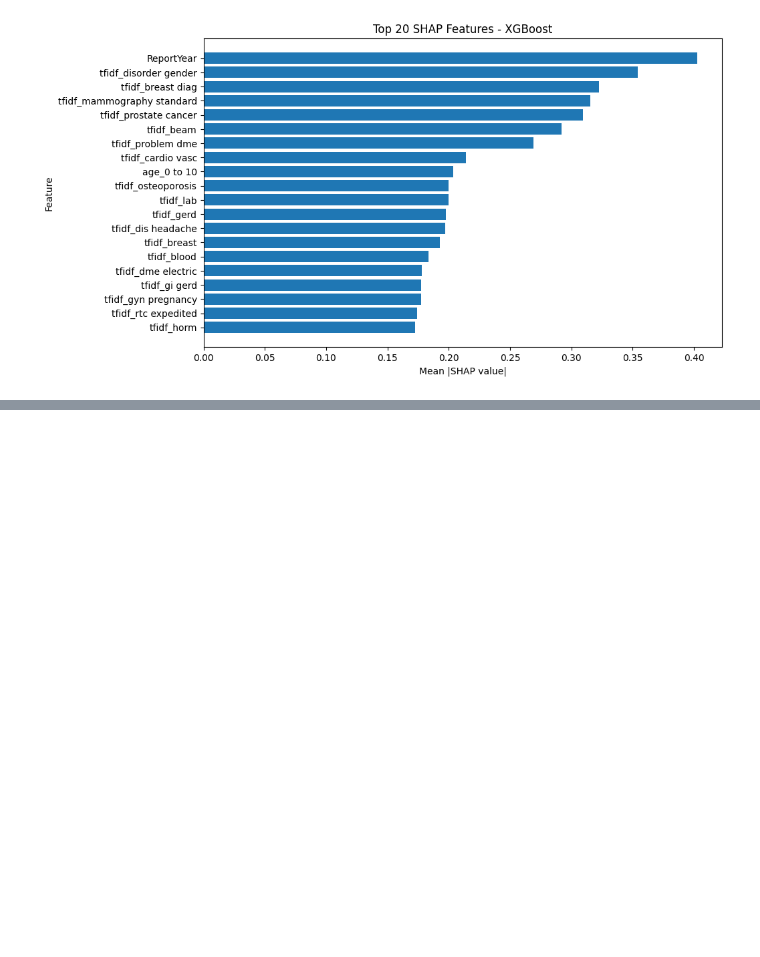
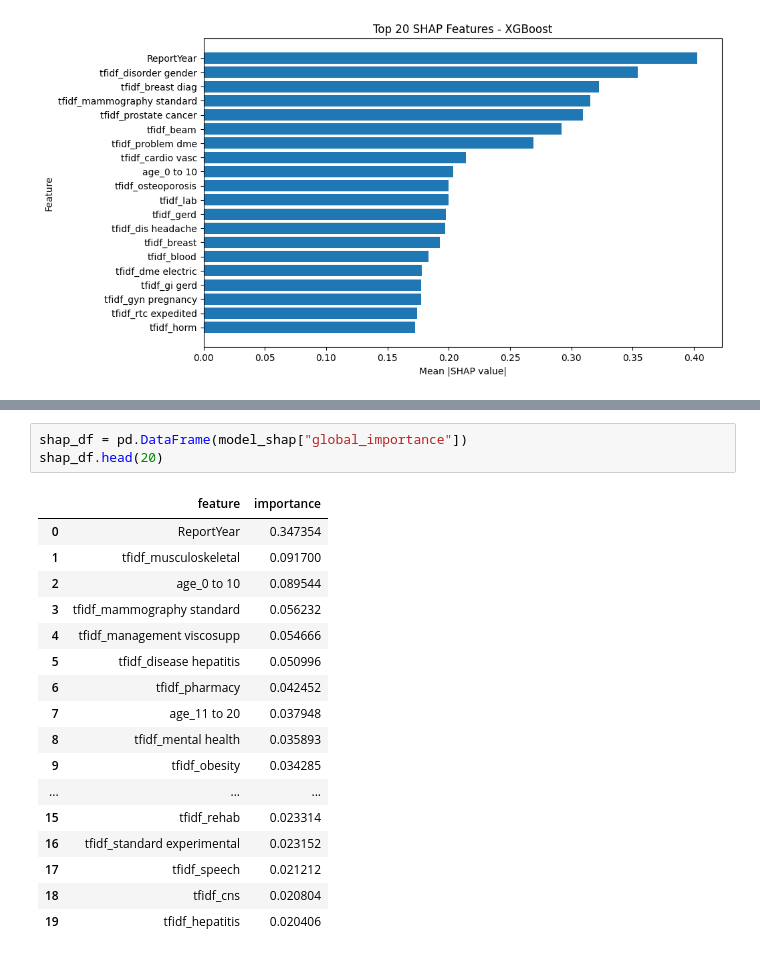
Before and after one commit to AnoshaRehan/insurance-bias-analysis, a Jupyter notebook: notebooks/bias_analysis.ipynb, the cells around one changed output, grey strips where cells are left out. Drawn from its saved outputs; the diff is of its cells as text; blank space fills up the shorter version.

```diff
--- a/notebooks/bias_analysis.ipynb
+++ b/notebooks/bias_analysis.ipynb
@@ -1111,0 +1147,21 @@ plt.show()
+# %%
+shap_df = pd.DataFrame(model_shap["global_importance"])
+shap_df.head(20)
+# %% [output]
+|  | feature | importance |
+| 0 | ReportYear | 0.347354 |
+| 1 | tfidf_musculoskeletal | 0.091700 |
+| 2 | age_0 to 10 | 0.089544 |
+| 3 | tfidf_mammography standard | 0.056232 |
+| 4 | tfidf_management viscosupp | 0.054666 |
+| 5 | tfidf_disease hepatitis | 0.050996 |
+| 6 | tfidf_pharmacy | 0.042452 |
+| 7 | age_11 to 20 | 0.037948 |
+| 8 | tfidf_mental health | 0.035893 |
+| 9 | tfidf_obesity | 0.034285 |
+| ... | ... | ... |
+| 15 | tfidf_rehab | 0.023314 |
+| 16 | tfidf_standard experimental | 0.023152 |
+| 17 | tfidf_speech | 0.021212 |
+| 18 | tfidf_cns | 0.020804 |
+| 19 | tfidf_hepatitis | 0.020406 |
```
Also changed, not shown: parts of 7 cells of this notebook.
